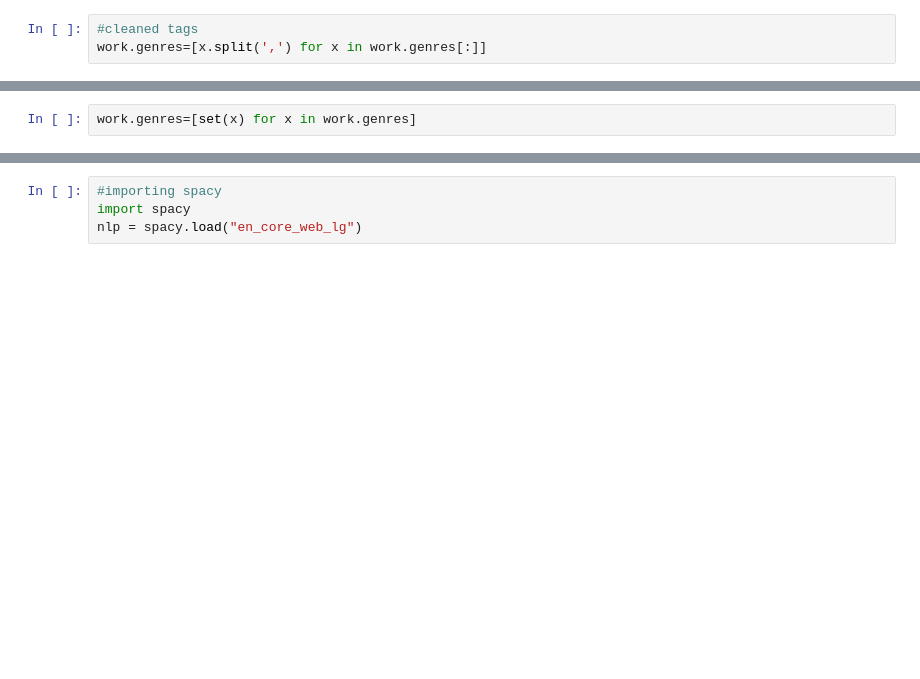
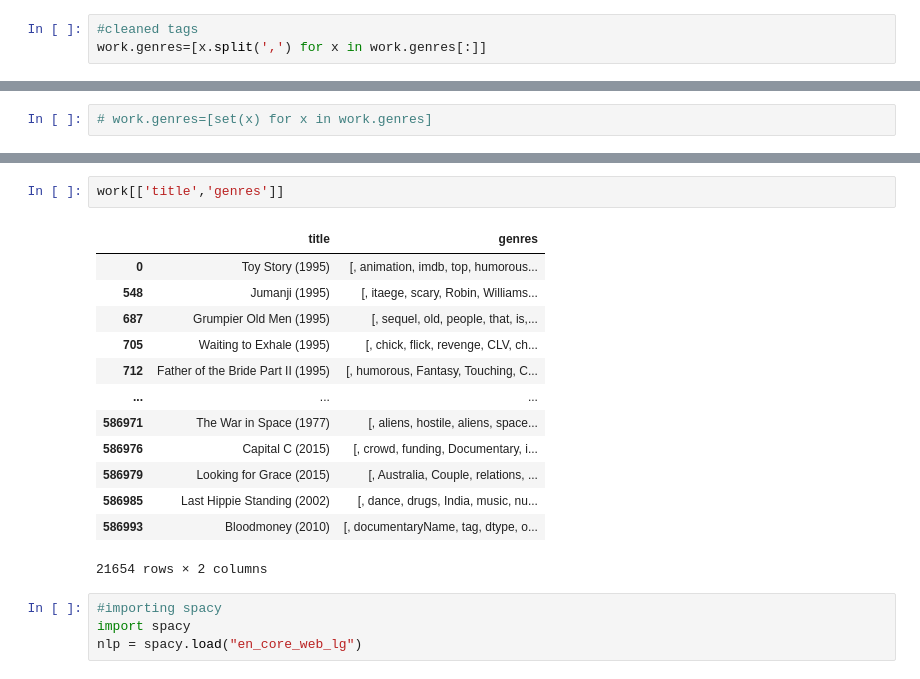
Before and after one commit to halujeff5/Movie_Rec_Sys_Spacy, a Jupyter notebook: First_NB.ipynb, the cells around one changed output, grey strips where cells are left out. Drawn from its saved outputs; the diff is of its cells as text; blank space fills up the shorter version.

```diff
--- a/First_NB.ipynb
+++ b/First_NB.ipynb
@@ -148,2 +179,2 @@ work.genres=[x.split(',') for x in work.genres[:]]
 # %%
-work.genres=[set(x) for x in work.genres]
+# work.genres=[set(x) for x in work.genres]
@@ -166,3 +181,19 @@ work
+# %%
+work[['title','genres']]
+# %% [output]
+|  | title | genres |
+| 0 | Toy Story (1995) | [, animation, imdb, top, humorous... |
+| 548 | Jumanji (1995) | [, itaege, scary, Robin, Williams... |
+| 687 | Grumpier Old Men (1995) | [, sequel, old, people, that, is,... |
+| 705 | Waiting to Exhale (1995) | [, chick, flick, revenge, CLV, ch... |
+| 712 | Father of the Bride Part II (1995) | [, humorous, Fantasy, Touching, C... |
+| ... | ... | ... |
+| 586971 | The War in Space (1977) | [, aliens, hostile, aliens, space... |
+| 586976 | Capital C (2015) | [, crowd, funding, Documentary, i... |
+| 586979 | Looking for Grace (2015) | [, Australia, Couple, relations, ... |
+| 586985 | Last Hippie Standing (2002) | [, dance, drugs, India, music, nu... |
+| 586993 | Bloodmoney (2010) | [, documentaryName, tag, dtype, o... |
+21654 rows × 2 columns
 # %%
 #importing spacy
 import spacy
```
Also changed, not shown: parts of 8 cells of this notebook.
